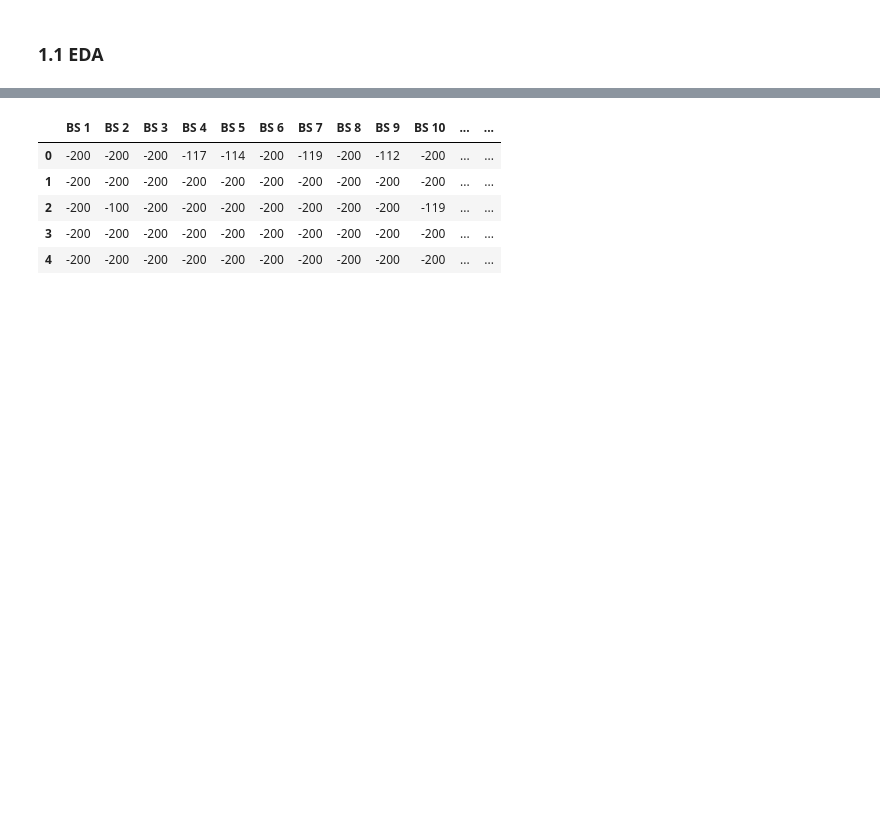
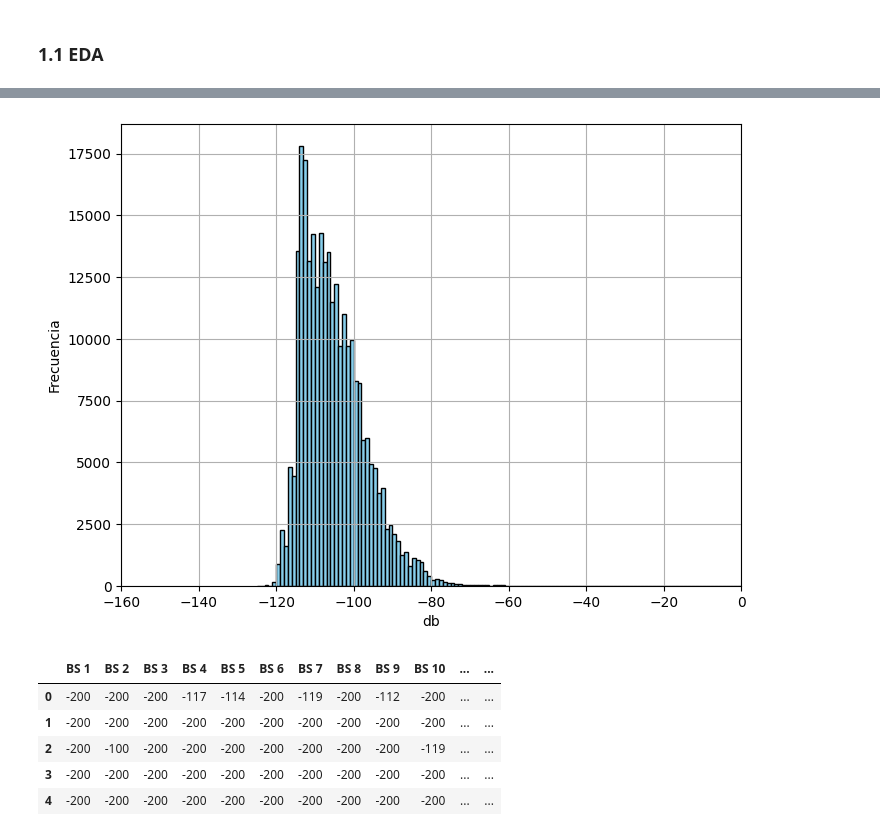
Before and after one commit to ernesto-miguez/UOC, a Jupyter notebook: Data_partitioning_strategy.ipynb, the cells around one changed output, grey strips where cells are left out. Saved outputs shown, nothing was run; the diff lists cells and outputs as text; code cells hidden in the pictures; blank space fills up the shorter version.

```diff
--- a/Data_partitioning_strategy.ipynb
+++ b/Data_partitioning_strategy.ipynb
@@ -95,3 +107,19 @@ plt.show()
+# %%
+# Obtener los valores distintos de -200 en trn_rss
+values = trn_rss.values.flatten()
+values = values[values != -200]
+
+# Crear el histograma
+plt.figure(figsize=(8, 6))
+plt.hist(values, bins=np.arange(min(values), max(values) + 1, 1), color='skyblue', edgecolor='black')
+plt.xlabel('db')
+plt.ylabel('Frecuencia')
+#plt.title('Valores distintos de -200 en trn_rss')
+plt.xlim(right=0, left=-160)
+plt.grid(True)
+plt.show()
+# %% [output]
+[figure, added]
 # %%
 file = pd.read_csv('lorawan_antwerp_2019_dataset.csv') # doi 10.5281/zenodo.1212478
 file.head()
```
Also changed, not shown: parts of 54 cells of this notebook.
